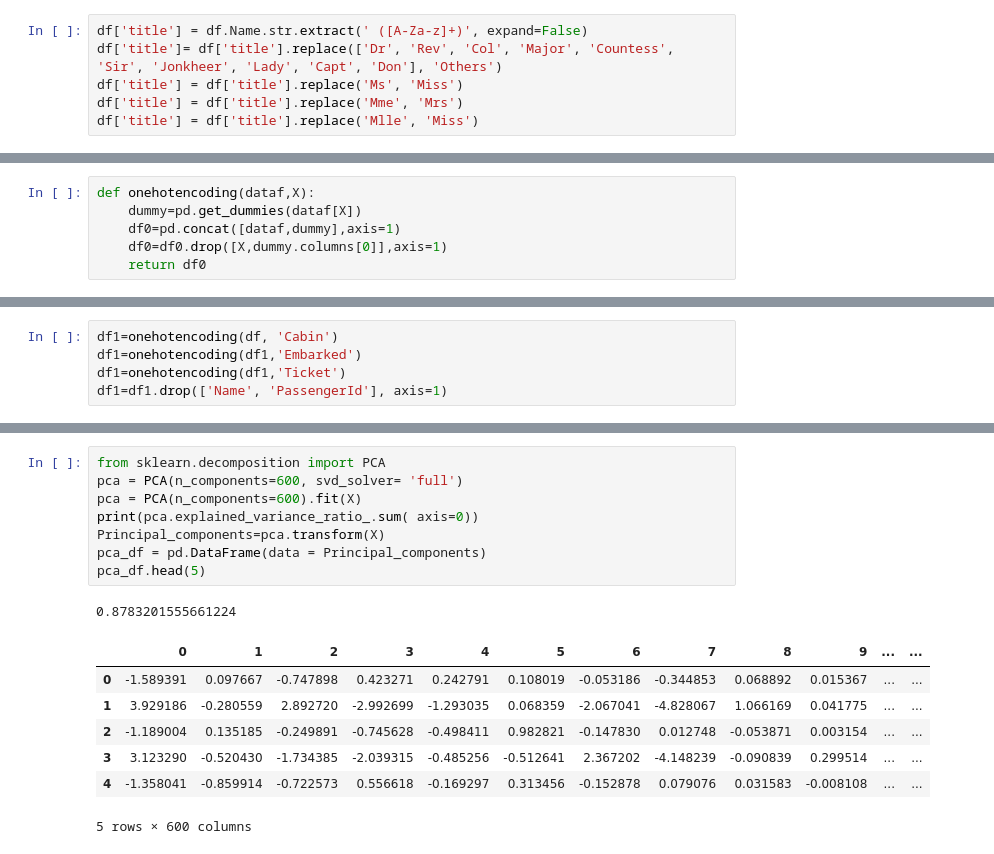
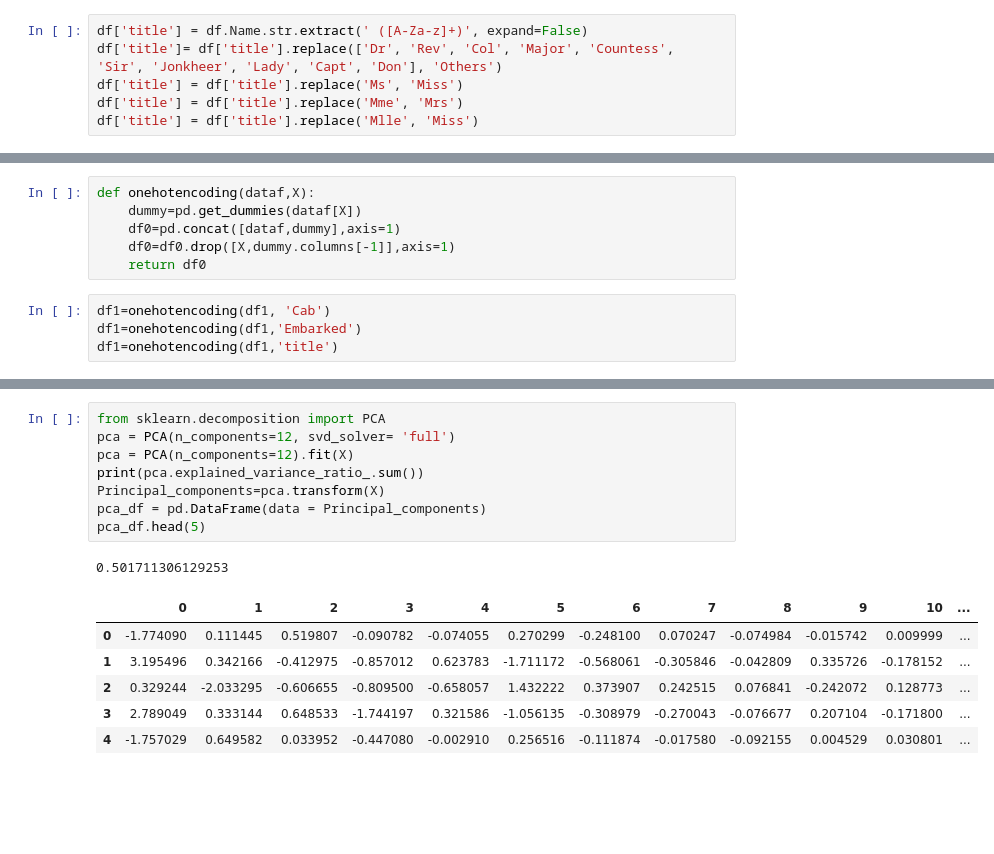
Before and after one commit to sagarbhilare90/titanic-classification, a Jupyter notebook: Titanic.ipynb, the cells around one changed output, grey strips where cells are left out. Cells and saved outputs as stored; diff of their text form; blank space fills up the shorter version.

```diff
--- a/Titanic.ipynb
+++ b/Titanic.ipynb
@@ -128,6 +66,0 @@ df.describe()
-# %%
-def onehotencoding(dataf,X):
-    dummy=pd.get_dummies(dataf[X])
-    df0=pd.concat([dataf,dummy],axis=1)
-    df0=df0.drop([X,dummy.columns[0]],axis=1)
-    return df0
@@ -138,8 +67,3 @@ df['Sex']=le.fit_transform(df['Sex'])
-# %%
-df1=onehotencoding(df, 'Cabin')
-df1=onehotencoding(df1,'Embarked')
-df1=onehotencoding(df1,'Ticket')
-df1=df1.drop(['Name', 'PassengerId'], axis=1)
 # %%
 df1.head()
 # %% [output]
@@ -152,0 +85,10 @@ df1.head()
+# %%
+def onehotencoding(dataf,X):
+    dummy=pd.get_dummies(dataf[X])
+    df0=pd.concat([dataf,dummy],axis=1)
+    df0=df0.drop([X,dummy.columns[-1]],axis=1)
+    return df0
+# %%
+df1=onehotencoding(df1, 'Cab')
+df1=onehotencoding(df1,'Embarked')
+df1=onehotencoding(df1,'title')
@@ -173,20 +133,19 @@ array([[ 0.82737724,  0.73769513, -0.5924806 , ..., -0.03352008,
 # %%
 from sklearn.decomposition import PCA
-pca = PCA(n_components=600, svd_solver= 'full')
-pca = PCA(n_components=600).fit(X)
-print(pca.explained_variance_ratio_.sum( axis=0))
+pca = PCA(n_components=12, svd_solver= 'full')
+pca = PCA(n_components=12).fit(X)
+print(pca.explained_variance_ratio_.sum())
 Principal_components=pca.transform(X)
 pca_df = pd.DataFrame(data = Principal_components)
 pca_df.head(5)
 # %% [output]
-0.8783201555661224
+0.501711306129253
-|  | 0 | 1 | 2 | 3 | 4 | 5 | 6 | 7 | 8 | 9 | ... | ... |
-| 0 | -1.589391 | 0.097667 | -0.747898 | 0.423271 | 0.242791 | 0.108019 | -0.053186 | -0.344853 | 0.068892 | 0.015367 | ... | ... |
-| 1 | 3.929186 | -0.280559 | 2.892720 | -2.992699 | -1.293035 | 0.068359 | -2.067041 | -4.828067 | 1.066169 | 0.041775 | ... | ... |
-| 2 | -1.189004 | 0.135185 | -0.249891 | -0.745628 | -0.498411 | 0.982821 | -0.147830 | 0.012748 | -0.053871 | 0.003154 | ... | ... |
-| 3 | 3.123290 | -0.520430 | -1.734385 | -2.039315 | -0.485256 | -0.512641 | 2.367202 | -4.148239 | -0.090839 | 0.299514 | ... | ... |
-| 4 | -1.358041 | -0.859914 | -0.722573 | 0.556618 | -0.169297 | 0.313456 | -0.152878 | 0.079076 | 0.031583 | -0.008108 | ... | ... |
+|  | 0 | 1 | 2 | 3 | 4 | 5 | 6 | 7 | 8 | 9 | 10 | ... |
+| 0 | -1.774090 | 0.111445 | 0.519807 | -0.090782 | -0.074055 | 0.270299 | -0.248100 | 0.070247 | -0.074984 | -0.015742 | 0.009999 | ... |
+| 1 | 3.195496 | 0.342166 | -0.412975 | -0.857012 | 0.623783 | -1.711172 | -0.568061 | -0.305846 | -0.042809 | 0.335726 | -0.178152 | ... |
+| 2 | 0.329244 | -2.033295 | -0.606655 | -0.809500 | -0.658057 | 1.432222 | 0.373907 | 0.242515 | 0.076841 | -0.242072 | 0.128773 | ... |
+| 3 | 2.789049 | 0.333144 | 0.648533 | -1.744197 | 0.321586 | -1.056135 | -0.308979 | -0.270043 | -0.076677 | 0.207104 | -0.171800 | ... |
+| 4 | -1.757029 | 0.649582 | 0.033952 | -0.447080 | -0.002910 | 0.256516 | -0.111874 | -0.017580 | -0.092155 | 0.004529 | 0.030801 | ... |
-5 rows × 600 columns
 # %%
 # fig, axes = plt.subplots(1,2)
 # plt.scatter(X[:,0], X[:,1], c=df1.Survived)
```
Also changed, not shown: parts of 16 cells of this notebook.
